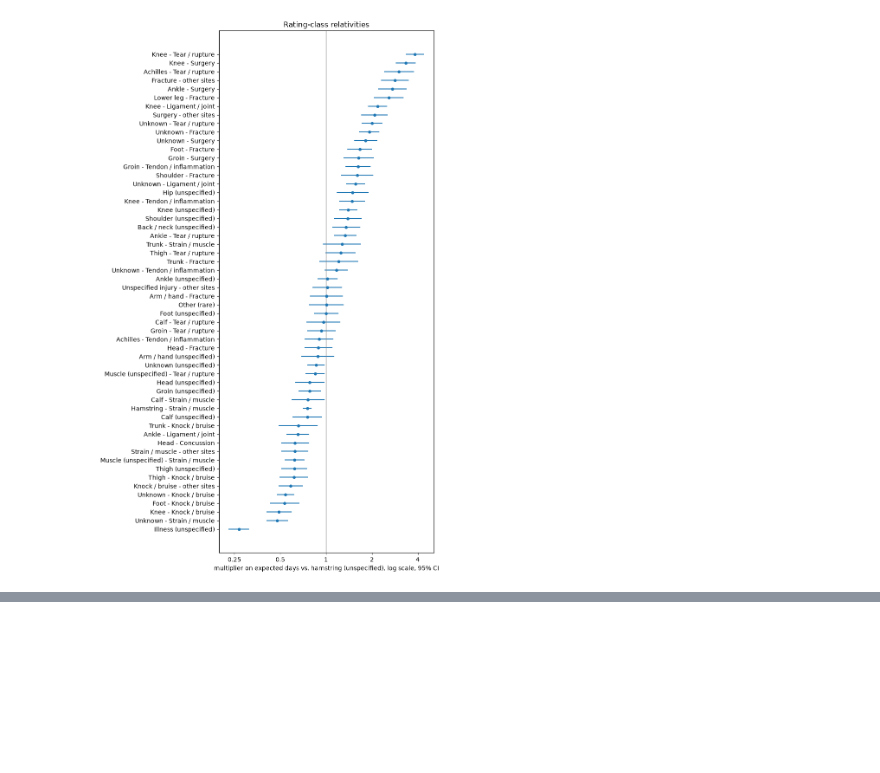
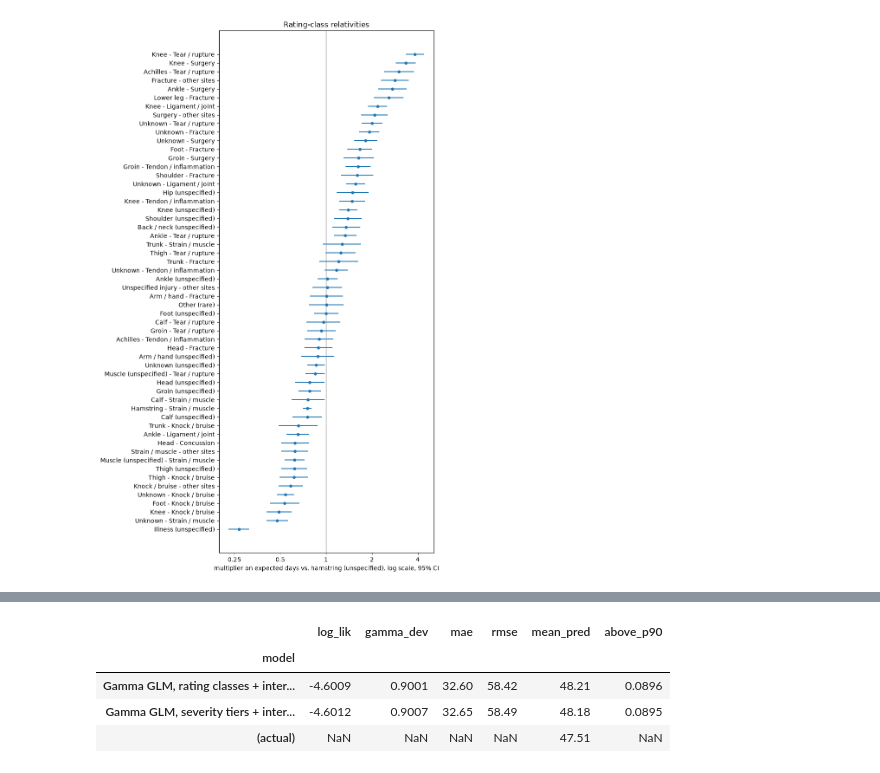
Before and after one commit to Joakley137/Capstone-Insurance-Athletes, a Jupyter notebook: severity_models.ipynb, the cells around one changed output, grey strips where cells are left out. Cells and saved outputs as stored; diff of their text form; code cells hidden in the pictures; blank space fills up the shorter version.

```diff
--- a/severity_models.ipynb
+++ b/severity_models.ipynb
@@ -268,3 +313,11 @@ plt.tight_layout()
+# %%
+sev.compare({k: models[k] for k in ["Gamma GLM, rating classes + interactions", "Gamma GLM, severity tiers + interactions"]}, test)
+# %% [output]
+|  | log_lik | gamma_dev | mae | rmse | mean_pred | above_p90 |
+| model |  |  |  |  |  |  |
+| Gamma GLM, rating classes + inter... | -4.6009 | 0.9001 | 32.60 | 58.42 | 48.21 | 0.0896 |
+| Gamma GLM, severity tiers + inter... | -4.6012 | 0.9007 | 32.65 | 58.49 | 48.18 | 0.0895 |
+| (actual) | NaN | NaN | NaN | NaN | 47.51 | NaN |
 # %% [markdown]
 ## Reading the results
 
```
Also changed, not shown: parts of 9 cells of this notebook, 3 other files.
